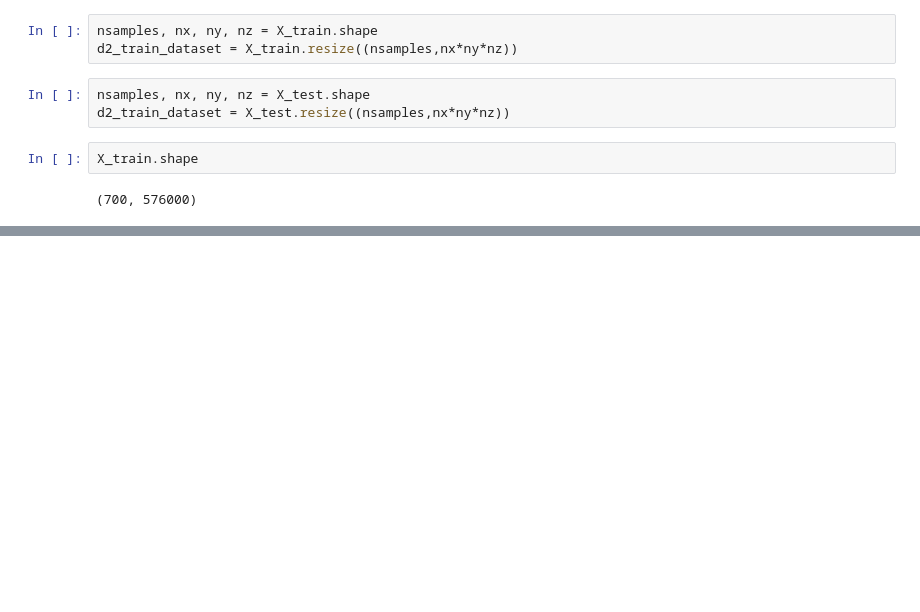
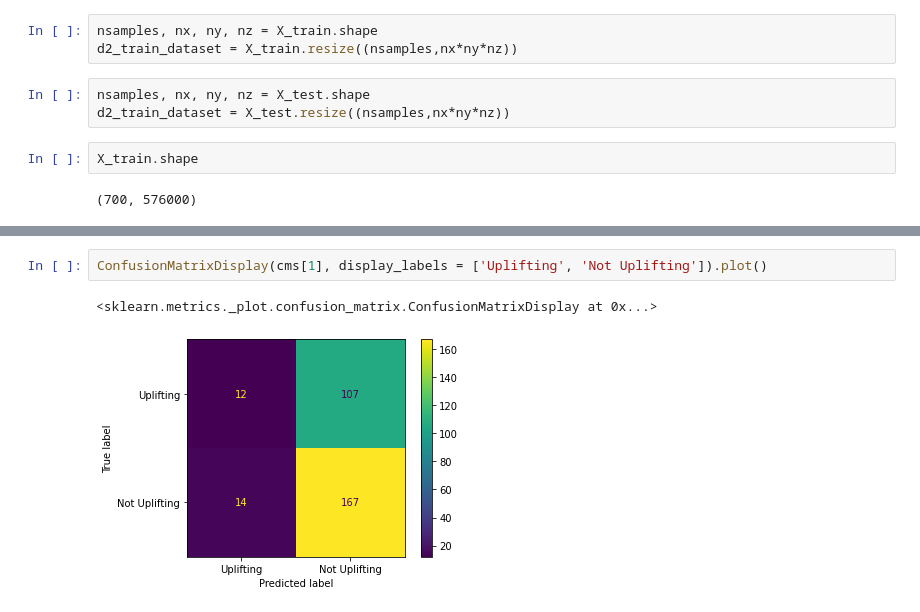
Before and after one commit to trey3p/emotion-music, a Jupyter notebook: svm_version1.ipynb, the cells around one changed output, grey strips where cells are left out. Cells and saved outputs as stored; diff of their text form; blank space fills up the shorter version.

```diff
--- a/svm_version1.ipynb
+++ b/svm_version1.ipynb
@@ -151,0 +168,5 @@ Test accuracy forOtheris 0.9933333333333333
+# %%
+ConfusionMatrixDisplay(cms[1], display_labels = ['Uplifting', 'Not Uplifting']).plot()
+# %% [output]
+<sklearn.metrics._plot.confusion_matrix.ConfusionMatrixDisplay at 0x...>
+[figure, added]
```
Also changed, not shown: parts of 6 cells of this notebook.
